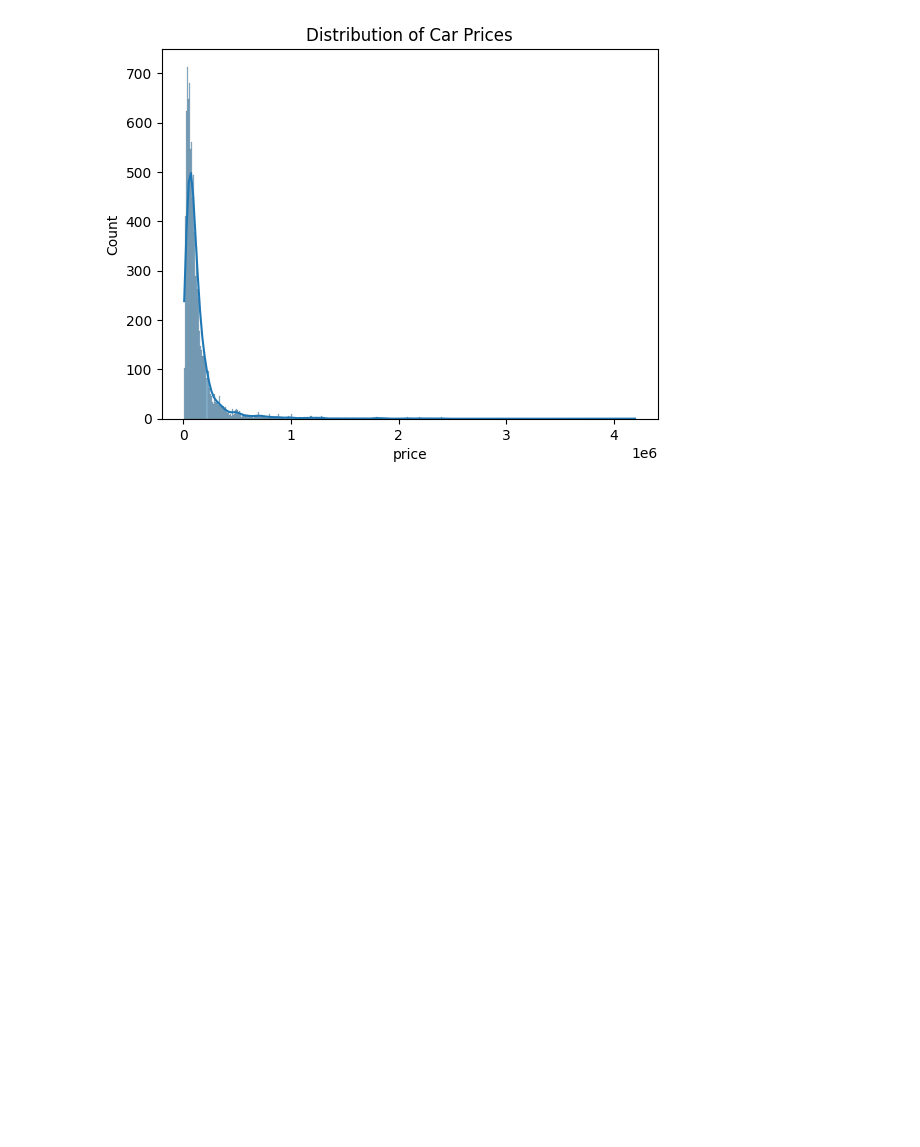
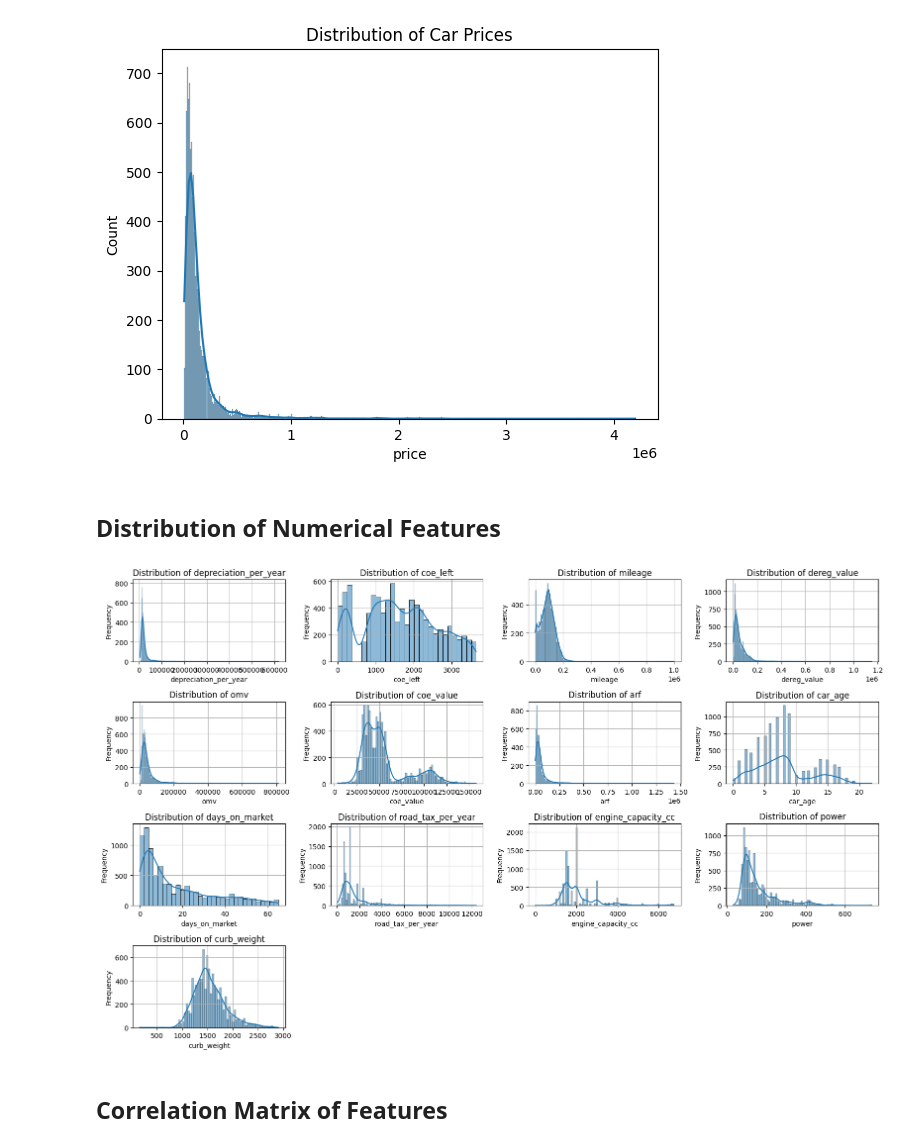
Before and after one commit to joelleng/IS3107_GP20, a Jupyter notebook: DataCleaning_FeatEngineering_EDA.ipynb, the cells around one changed output. Saved outputs shown, nothing was run; the diff lists cells and outputs as text; code cells hidden in the pictures; blank space fills up the shorter version.

```diff
--- a/DataCleaning_FeatEngineering_EDA.ipynb
+++ b/DataCleaning_FeatEngineering_EDA.ipynb
@@ -341,4 +302,23 @@ plt.title('Distribution of Car Prices')
 # %% [output]
 Text(0.5, 1.0, 'Distribution of Car Prices')
 [figure]
+# %% [markdown]
+## Distribution of Numerical Features
+# %%
+plt.figure(figsize=(16, 10))
+numeric_cols = ['depreciation_per_year', 'coe_left', 'mileage', 'dereg_value', 'omv', 'coe_value', 'arf', 'car_age', 'days_on_market',
+                'road_tax_per_year', 'engine_capacity_cc', 'power', 'curb_weight']
+for i, col in enumerate(numeric_cols, 1):
+    plt.subplot(4, 4, i)
+    sns.histplot(final_df[col], kde=True)
+    plt.title(f'Distribution of {col}')
+    plt.xlabel(col)
+    plt.ylabel('Frequency')
+    plt.grid(True)
+plt.tight_layout()
+plt.show()
+# %% [output]
+[figure, added]
+# %% [markdown]
+## Correlation Matrix of Features
 # %%
```
Also changed, not shown: parts of 36 cells of this notebook.
